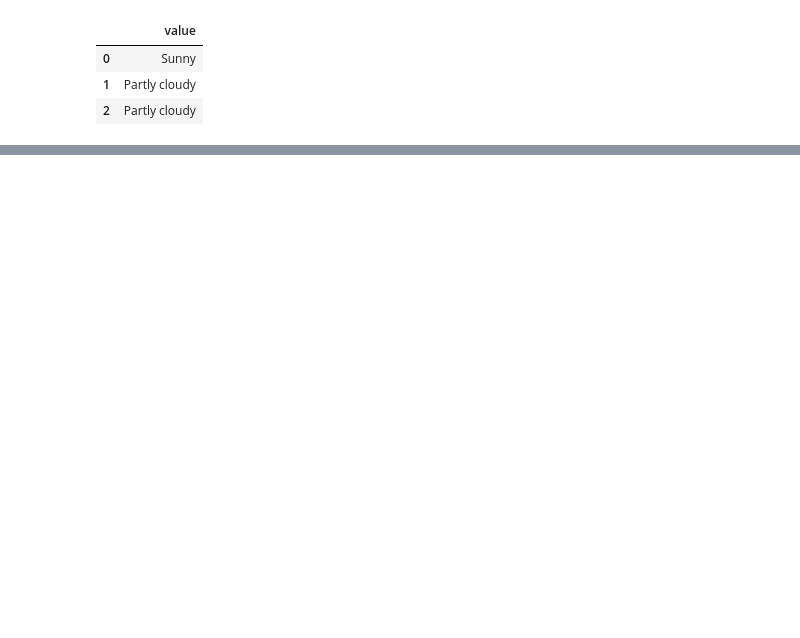
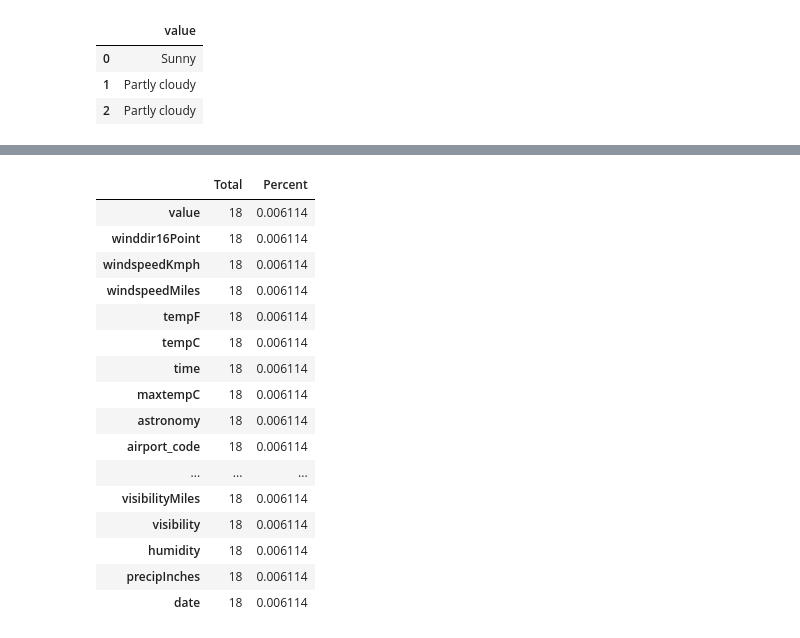
Before and after one commit to sambady3/Predicting-Flight-Delays, a Jupyter notebook: Model_Iterations/weather_parsing_SID.ipynb, the cells around one changed output, grey strips where cells are left out. Saved outputs shown, nothing was run; the diff lists cells and outputs as text; code cells hidden in the pictures; blank space fills up the shorter version.

Commit message:
Added weather csv and updated weather_parsing.ipynb
weather csv contains weather data from 2018-2020

```diff
--- a/Model_Iterations/weather_parsing_SID.ipynb
+++ b/Model_Iterations/weather_parsing_SID.ipynb
@@ -183,0 +180,27 @@ dat_new.drop(columns=['hourly','astronomy'])
+# %%
+# Check NaN values
+# missing data
+total = dat_new.isnull().sum().sort_values(ascending=False)
+percent = (dat_new.isnull().sum()/dat_new.isnull().count()).sort_values(ascending=False)
+missing_data = pd.concat([total, percent], axis=1, keys=['Total', 'Percent'])
+#missing_data
+
+missing_data
+# %% [output]
+|  | Total | Percent |
+| value | 18 | 0.006114 |
+| winddir16Point | 18 | 0.006114 |
+| windspeedKmph | 18 | 0.006114 |
+| windspeedMiles | 18 | 0.006114 |
+| tempF | 18 | 0.006114 |
+| tempC | 18 | 0.006114 |
+| time | 18 | 0.006114 |
+| maxtempC | 18 | 0.006114 |
+| astronomy | 18 | 0.006114 |
+| airport_code | 18 | 0.006114 |
+| ... | ... | ... |
+| visibilityMiles | 18 | 0.006114 |
+| visibility | 18 | 0.006114 |
+| humidity | 18 | 0.006114 |
+| precipInches | 18 | 0.006114 |
+| date | 18 | 0.006114 |
```
Also changed, not shown: parts of 8 cells of this notebook, 1 other file.
